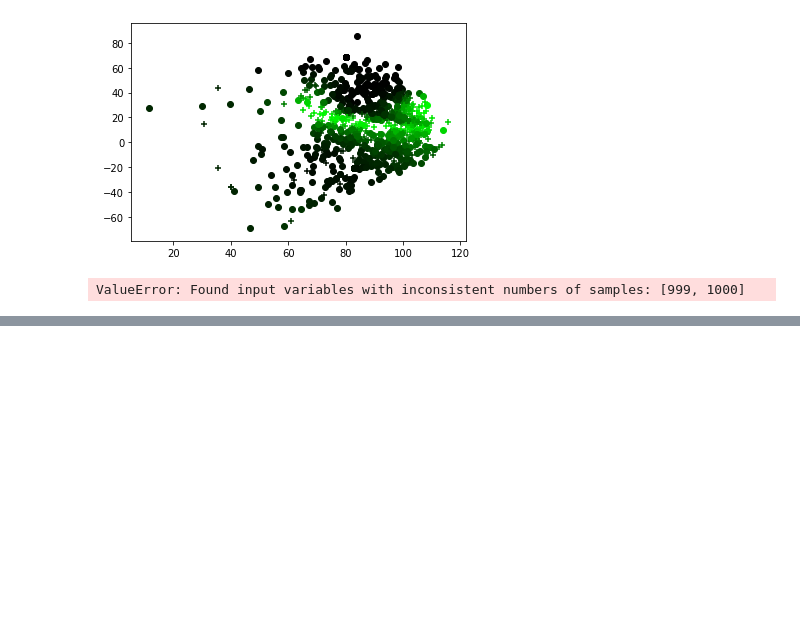
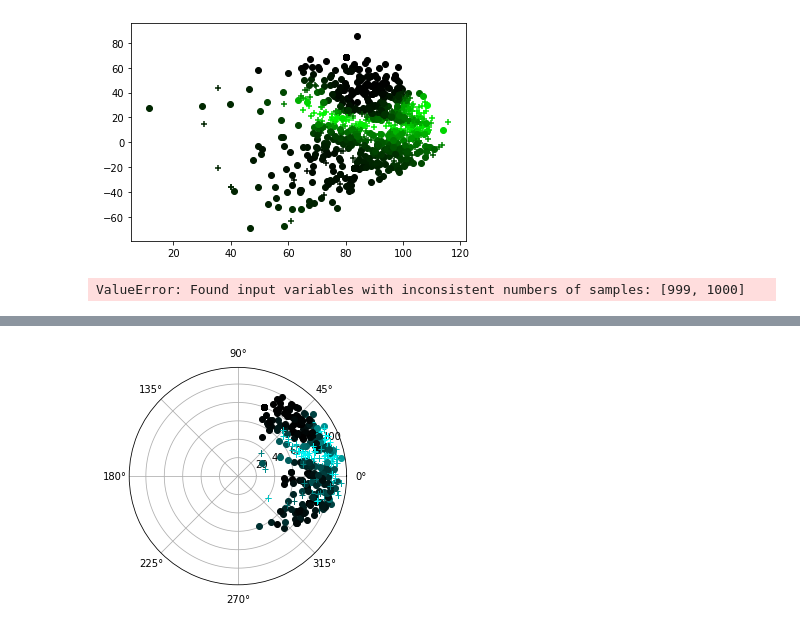
Before and after one commit to EricLangdon/cs254-Project, a Jupyter notebook: jupyter/Project_v2_randomfor.ipynb, the cells around one changed output, grey strips where cells are left out. Drawn from its saved outputs; the diff is of its cells as text; code cells hidden in the pictures; blank space fills up the shorter version.

```diff
--- a/jupyter/Project_v2_randomfor.ipynb
+++ b/jupyter/Project_v2_randomfor.ipynb
@@ -165,3 +167,10 @@ print(np.mean(scores_rf))
+# %%
+#Trim data
+normX=normX.iloc[:,:3]
+sliceX = normX.iloc[0:800]
+slicey = y.iloc[0:800]
+sliceX2 = normX.iloc[5000:10000]
+slicey2 = y.iloc[5000:10000]
 # %%
 rf_hyperparams = {
     'n_estimators': np.arange(100, 1000, 10),
@@ -190,0 +250,14 @@ print(np.mean(scores_rf))
+# %%
+plt.figure()
+color = [[0,0,0]]
+for i in range(0,400):
+    if slicey.iloc[i] == 0:
+        marker='o'
+    elif slicey.iloc[i] == 1:
+        marker='+'
+    colored=sliceX['predictions'][i]
+    color=[0,colored,colored]
+    plt.polar(X.loc[i, 'launch_angle'], X.loc[i, 'launch_speed'],c=color,marker=marker)
+plt.show()
+# %% [output]
+[figure, added]
```
Also changed, not shown: parts of 21 cells of this notebook.
